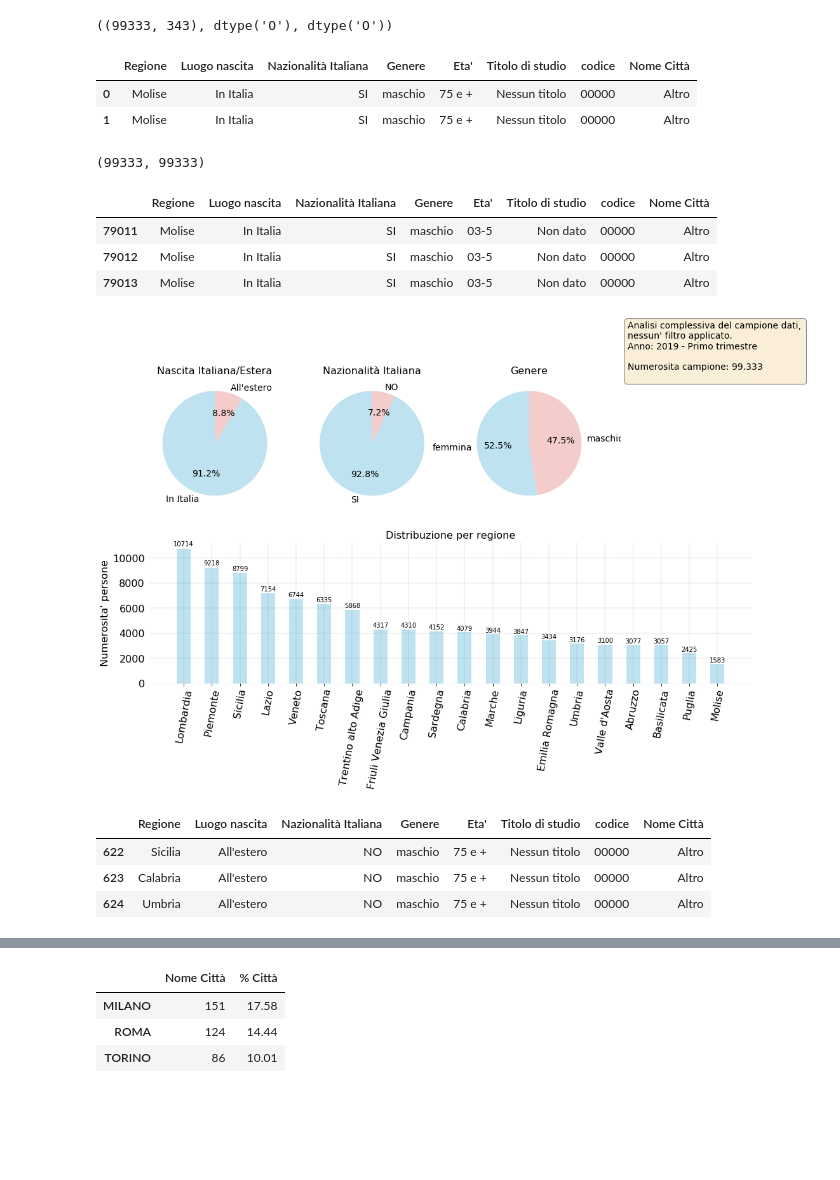
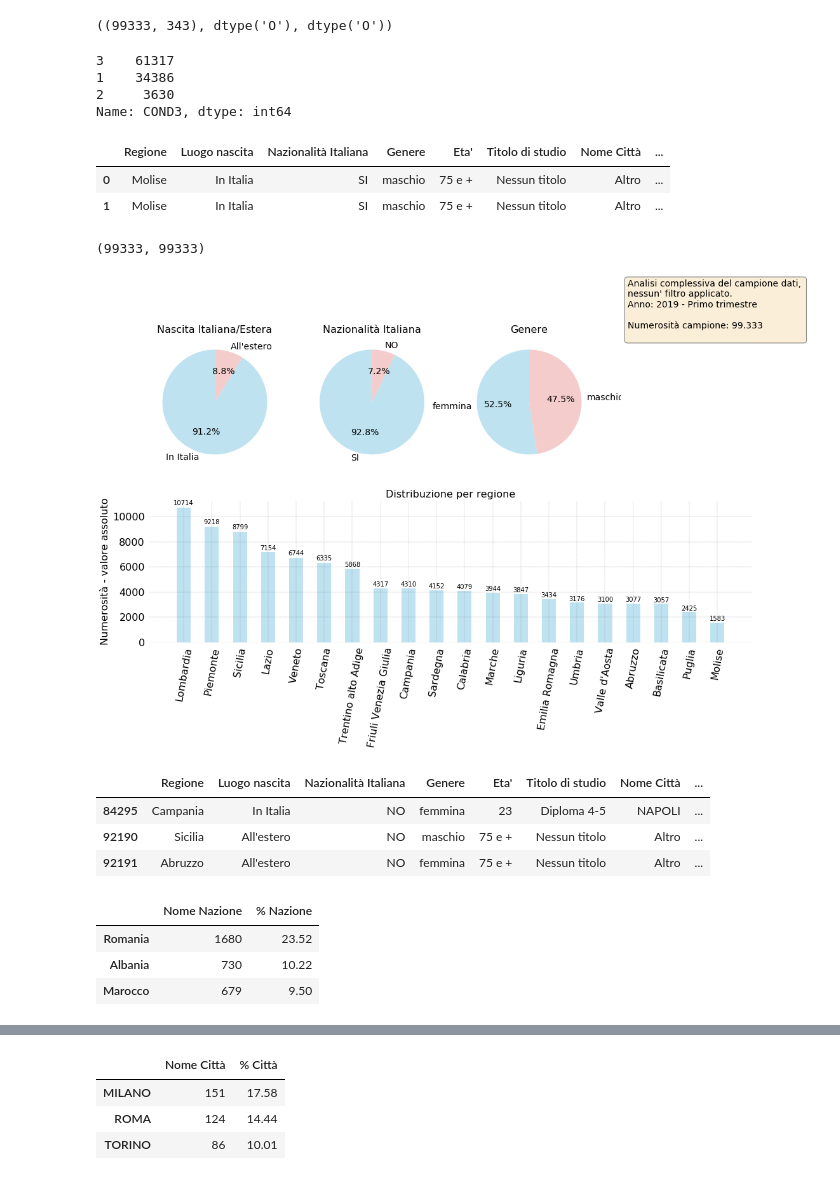
Before and after one commit to p-giovanni/ForzaLavoro, a Jupyter notebook: notebook/ForzaLavoro.ipynb, the cells around one changed output, grey strips where cells are left out. Saved outputs shown, nothing was run; the diff lists cells and outputs as text; code cells hidden in the pictures; blank space fills up the shorter version.

```diff
--- a/notebook/ForzaLavoro.ipynb
+++ b/notebook/ForzaLavoro.ipynb
@@ -132,7 +147,8 @@ data_file = os.path.join("..","data","MICRODATI","RCFL_Microdati_2019_Secondo_tr
 
 dtype_dict = {
     'ETAM': 'object',
-    'EDULEV': 'object'
+    'EDULEV': 'object',
+    'CITSES': 'object'
 }
 df = pd.read_csv(data_file, sep='\t', lineterminator='\n',low_memory=False, dtype=dtype_dict)
 
@@ -146,32 +162,42 @@ sample_tot_num = df.shape[0]
 (df.shape, df["EDULEV"].dtypes, education_level_EDULEV['codice'].dtype) #, df.dtypes)
 # %% [output]
 ((99333, 343), dtype('O'), dtype('O'))
+# %%
+df['COND3'].value_counts()
+# %% [output]
+3    61317
+1    34386
+2     3630
+Name: COND3, dtype: int64
 # %%
 
 # Set a default code for the rows that doesn't have one.
 df['EDULEV'] = df['EDULEV'].apply(lambda row: "0" if row == ' ' else row)
 df["GRACOM"] = df["GRACOM"].apply(lambda row: "00000" if row not in big_city_GRACOM['codice'].values else row)
+df['CITSES'] = df['CITSES'].apply(lambda row: "000" if row not in nd_df['codice'].values else row)
 
-df_red = df[['REG', "GRACOM", 'ETAM', 'SG11', 'SG13', 'SG16', 'EDULEV']]
+# Do all the merges to have the human readable values instead of codes (for small datasets).
+df_red = df[['REG', "GRACOM", 'ETAM', 'SG11', 'SG13', 'SG16', 'EDULEV','CITSES']]
 df_red = pd.merge(df_red, regione, left_on='REG', right_on='codice')
 df_red = pd.merge(df_red, it_est_sg13, left_on='SG13', right_on='codice')
 df_red = pd.merge(df_red, si_no_sg16, left_on='SG16', right_on='codice')
 df_red = pd.merge(df_red, genere_persona, left_on='SG11', right_on='codice')
 df_red = pd.merge(df_red, age_bracket_ETAM,left_on='ETAM', right_on='codice')
 df_red = pd.merge(df_red, education_level_EDULEV, how='outer', left_on='EDULEV', right_on='codice')
+df_red = pd.merge(df_red, big_city_GRACOM,left_on='GRACOM', right_on='codice')
 
-df_red = pd.merge(df_red, big_city_GRACOM,left_on='GRACOM', right_on='codice')
+df_red = pd.merge(df_red, nd_df,left_on='CITSES', right_on='codice')
 
 
 #df_red.rename(index=str, columns={"ETAM": "Eta'"}, inplace=True)
 
-df_red.drop(columns=['REG','SG13', 'SG16', 'SG11', 'ETAM','EDULEV','GRACOM',
+df_red.drop(columns=['REG','SG13', 'SG16', 'SG11', 'ETAM','EDULEV','GRACOM','CITSES',
                     "codice_x", "codice_y"], inplace=True)
 df_red.head(2)
 # %% [output]
-|  | Regione | Luogo nascita | Nazionalità Italiana | Genere | Eta' | Titolo di studio | codice | Nome Città |
-| 0 | Molise | In Italia | SI | maschio | 75 e + | Nessun titolo | 00000 | Altro |
-| 1 | Molise | In Italia | SI | maschio | 75 e + | Nessun titolo | 00000 | Altro |
+|  | Regione | Luogo nascita | Nazionalità Italiana | Genere | Eta' | Titolo di studio | Nome Città | ... |
+| 0 | Molise | In Italia | SI | maschio | 75 e + | Nessun titolo | Altro | ... |
+| 1 | Molise | In Italia | SI | maschio | 75 e + | Nessun titolo | Altro | ... |
 # %%
 # Data integrity check...
 reduced_df_tot_num = df_red.shape[0]
@@ -179,15 +205,6 @@ assert reduced_df_tot_num == sample_tot_num, "After the join operations the numb
 (reduced_df_tot_num, sample_tot_num)
 # %% [output]
 (99333, 99333)
-# %%
-#mask = df_red["ETAM"].isin(["00"  ,"03"   ,"06"    ,"11"])
-mask = df_red["Eta'"].isin(["0-2" ,"03-5" ,"06-10" ,"11-14"])
-df_red[mask].head(3)
-# %% [output]
-|  | Regione | Luogo nascita | Nazionalità Italiana | Genere | Eta' | Titolo di studio | codice | Nome Città |
-| 79011 | Molise | In Italia | SI | maschio | 03-5 | Non dato | 00000 | Altro |
-| 79012 | Molise | In Italia | SI | maschio | 03-5 | Non dato | 00000 | Altro |
-| 79013 | Molise | In Italia | SI | maschio | 03-5 | Non dato | 00000 | Altro |
 # %%
 
 fig = plt.figure(figsize=(17, 9))
@@ -251,7 +268,7 @@ text = """Analisi complessiva del campione dati,
 nessun' filtro applicato.
 Anno: {y} - {q}
 
-Numerosita campione: {n}
+Numerosità campione: {n}
 """.format(y=year,q=quarter_name,n=sample_num)
 
 props = dict(boxstyle='round', facecolor='wheat', alpha=0.5)
@@ -275,13 +292,14 @@ autolabel(rects_region, ax[4])
 ax[4].set_xticklabels(region_labels, rotation=80)
 ax[4].tick_params(axis='both', labelsize=16)
 ax[4].set_title("Distribuzione per regione", fontsize=16)
-ax[4].set_ylabel("Numerosita' persone", fontsize=16)
+ax[4].set_ylabel("Numerosità - valore assoluto", fontsize=16)
 
 remove_tick_lines('y', ax[4])
+remove_tick_lines('x', ax[4])
 
 plt.savefig(os.path.join(images_path,"{prefix}forza_lavoro_composizione.png".format(prefix=file_prefix)))
 # %% [output]
-[figure, old version]
+[figure, new version]
 # %%
 esteri_mask = df_red['Nazionalità Italiana'] != 'SI'
 italian_mask = df_red['Nazionalità Italiana'] == 'SI'
@@ -292,7 +310,26 @@ assert it_fr_total_num == sample_tot_num, "The sum of the two sets must be equal
 
 df_red[esteri_mask].head(3)
 # %% [output]
-|  | Regione | Luogo nascita | Nazionalità Italiana | Genere | Eta' | Titolo di studio | codice | Nome Città |
-| 622 | Sicilia | All'estero | NO | maschio | 75 e + | Nessun titolo | 00000 | Altro |
-| 623 | Calabria | All'estero | NO | maschio | 75 e + | Nessun titolo | 00000 | Altro |
-| 624 | Umbria | All'estero | NO | maschio | 75 e + | Nessun titolo | 00000 | Altro |
+|  | Regione | Luogo nascita | Nazionalità Italiana | Genere | Eta' | Titolo di studio | Nome Città | ... |
+| 84295 | Campania | In Italia | NO | femmina | 23 | Diploma 4-5 | NAPOLI | ... |
+| 92190 | Sicilia | All'estero | NO | maschio | 75 e + | Nessun titolo | Altro | ... |
+| 92191 | Abruzzo | All'estero | NO | femmina | 75 e + | Nessun titolo | Altro | ... |
+# %%
+nations_count = df_red[esteri_mask]["Nome Nazione"].value_counts().to_frame()
+
+# Data integrity check...
+nc_sum = nations_count["Nome Nazione"].sum()
+assert nc_sum == df_red[esteri_mask].shape[0], "The aggregation by nation must have the same number of all the foreigners filter."
+
+nations_count['% Nazione'] = nations_count['Nome Nazione'].apply(lambda row: round((row / nc_sum) * 100, 2))
+
+# Filter for the the bigger values.
+cut_level = 2
+mask = nations_count["% Nazione"] > cut_level
+
+nations_count[mask].head(3)
+# %% [output]
+|  | Nome Nazione | % Nazione |
+| Romania | 1680 | 23.52 |
+| Albania | 730 | 10.22 |
+| Marocco | 679 | 9.50 |
```
Also changed, not shown: parts of 6 cells of this notebook, 5 other files.
